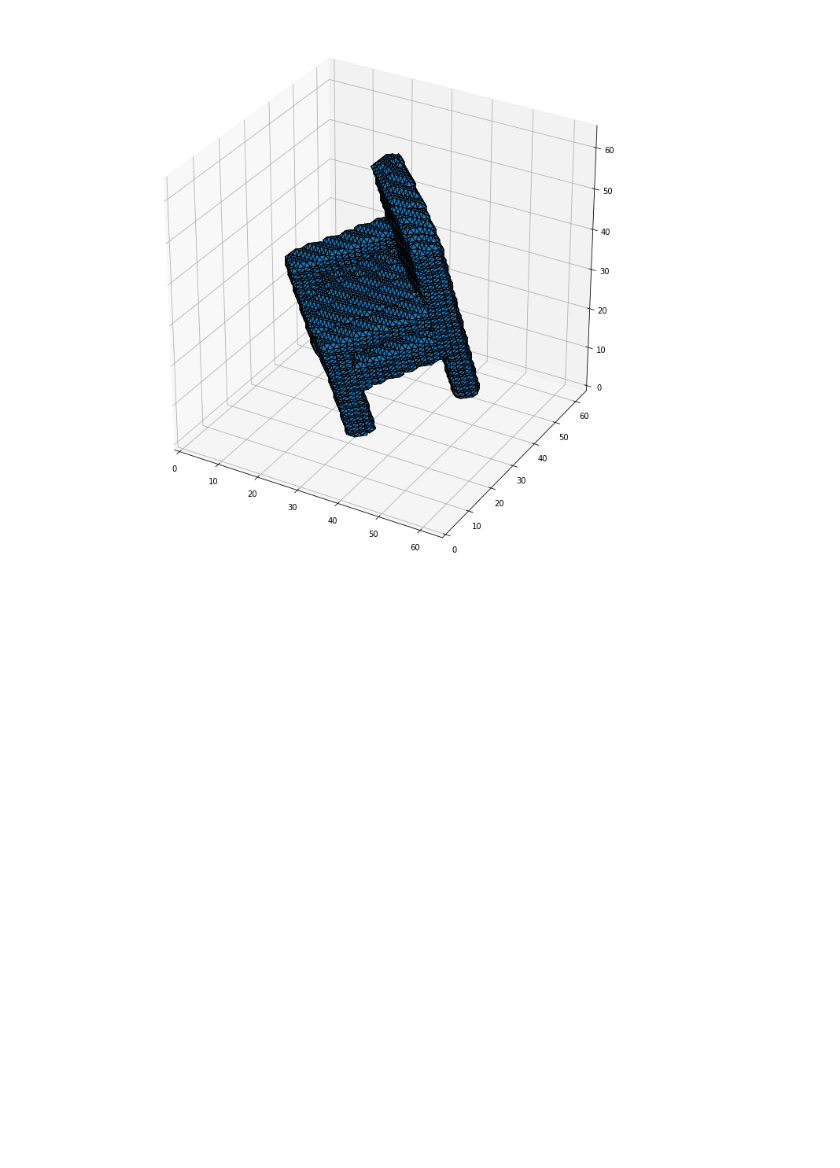
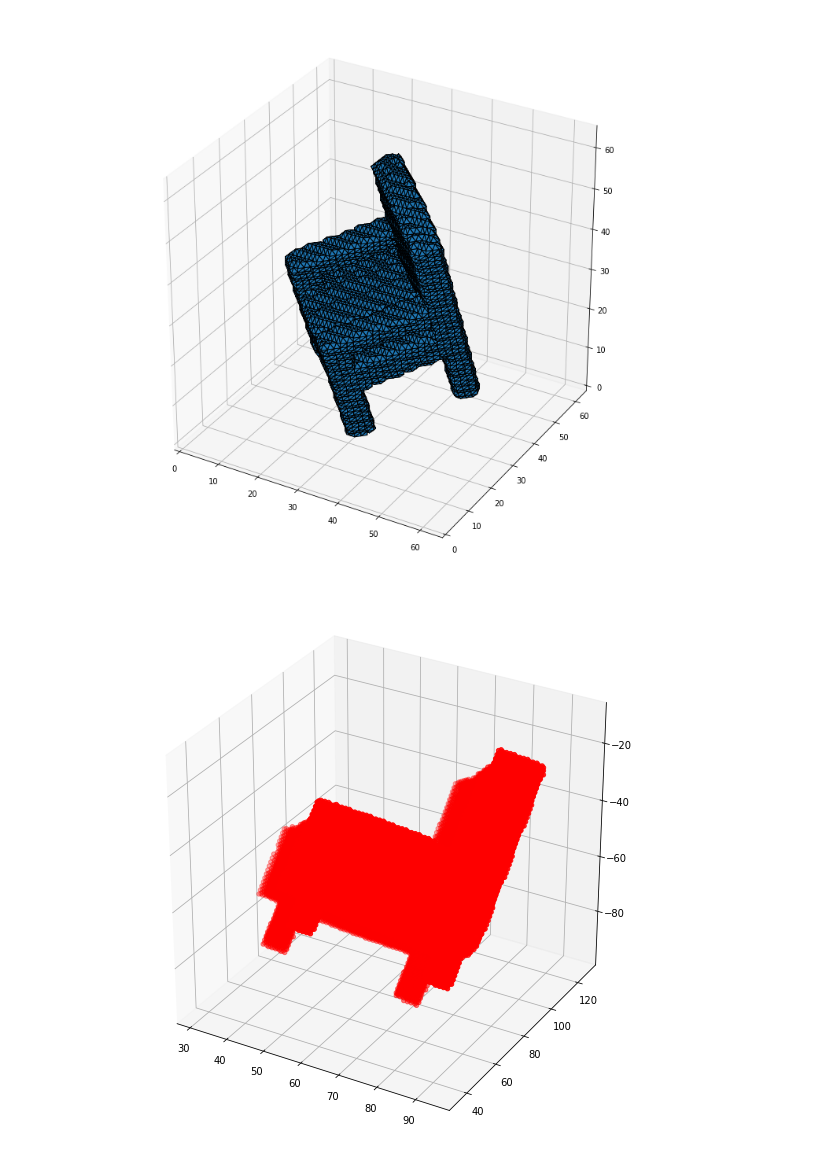
Before and after one commit to sumanthpk/DeepVision, a Jupyter notebook: DeepVision.ipynb, the cells around one changed output. Saved outputs shown, nothing was run; the diff lists cells and outputs as text; code cells hidden in the pictures; blank space fills up the shorter version.

```diff
--- a/DeepVision.ipynb
+++ b/DeepVision.ipynb
@@ -84,3 +108,14 @@ plt.tight_layout()
 plt.show()
 # %% [output]
 [figure]
+# %%
+c = np.load('C:/Arpit/shapenet_cars_chairs_planes_20views/Chair/1b6c268811e1724ead75d368738e0b47/03001627_1b6c268811e1724ead75d368738e0b47_view007_gt_rotvox_samescale_128.npz')
+# %%
+z,x,y = c['voxel'].nonzero()
+fig = plt.figure(figsize=(10,10))
+ax = fig.add_subplot(111, projection='3d')
+ax.scatter(x, y, -z, zdir='z', c= 'red')
+#ax.view_init(azim=-180)
+plt.show()
+# %% [output]
+[figure, added]
```
Also changed, not shown: parts of 32 cells of this notebook.
